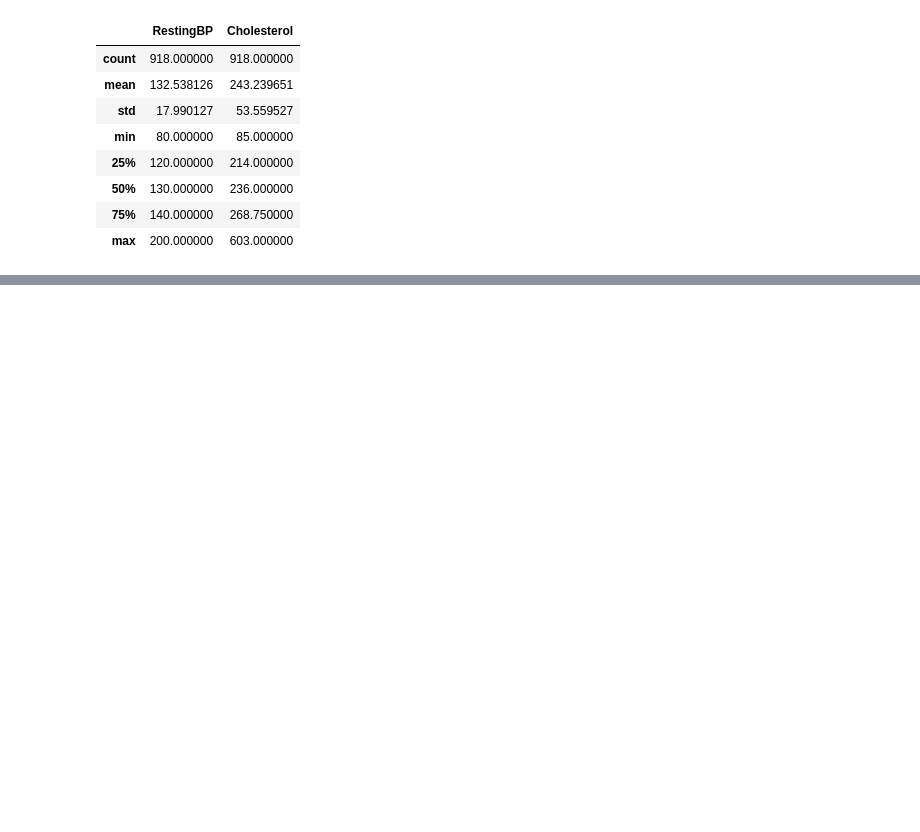
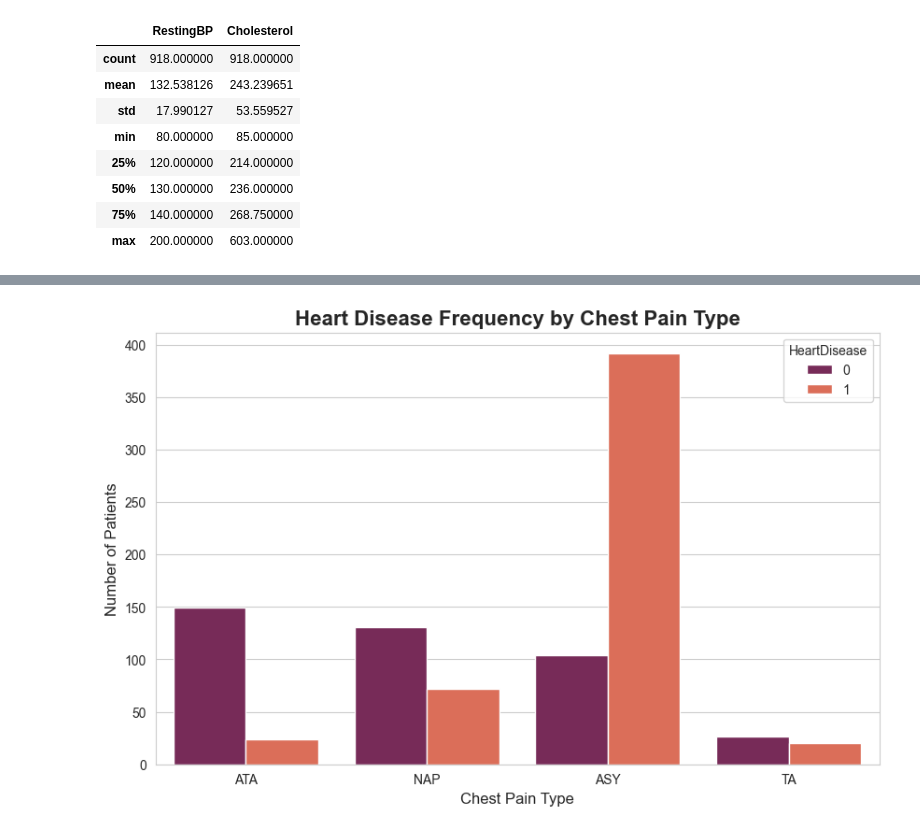
Before and after one commit to KerimGurbaz/heart-disease-prediction-project, a Jupyter notebook: notebooks/01_analiz.ipynb, the cells around one changed output, grey strips where cells are left out. Saved outputs shown, nothing was run; the diff lists cells and outputs as text; code cells hidden in the pictures; blank space fills up the shorter version.

```diff
--- a/notebooks/01_analiz.ipynb
+++ b/notebooks/01_analiz.ipynb
@@ -221,0 +246,11 @@ NameError: name 'sns' is not defined
+# %%
+# Create a count plot for ChestPainType, separated by HeartDisease
+plt.figure(figsize=(10, 6))
+sns.countplot(data=df, x='ChestPainType', hue='HeartDisease', palette='rocket')
+
+plt.title('Heart Disease Frequency by Chest Pain Type', fontsize=16, fontweight='bold')
+plt.xlabel('Chest Pain Type', fontsize=12)
+plt.ylabel('Number of Patients', fontsize=12)
+plt.show()
+# %% [output]
+[figure, added]
```
Also changed, not shown: parts of 13 cells of this notebook.
